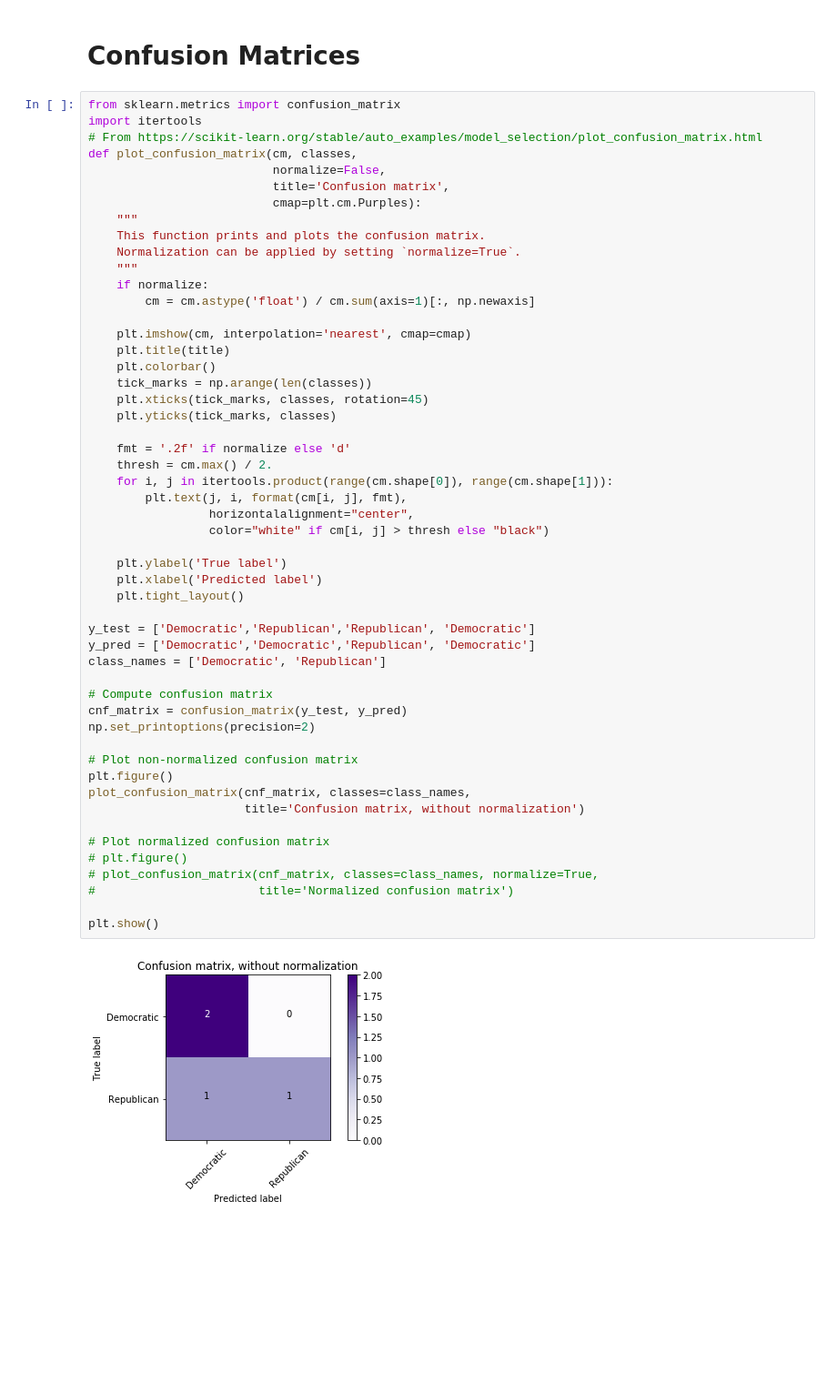
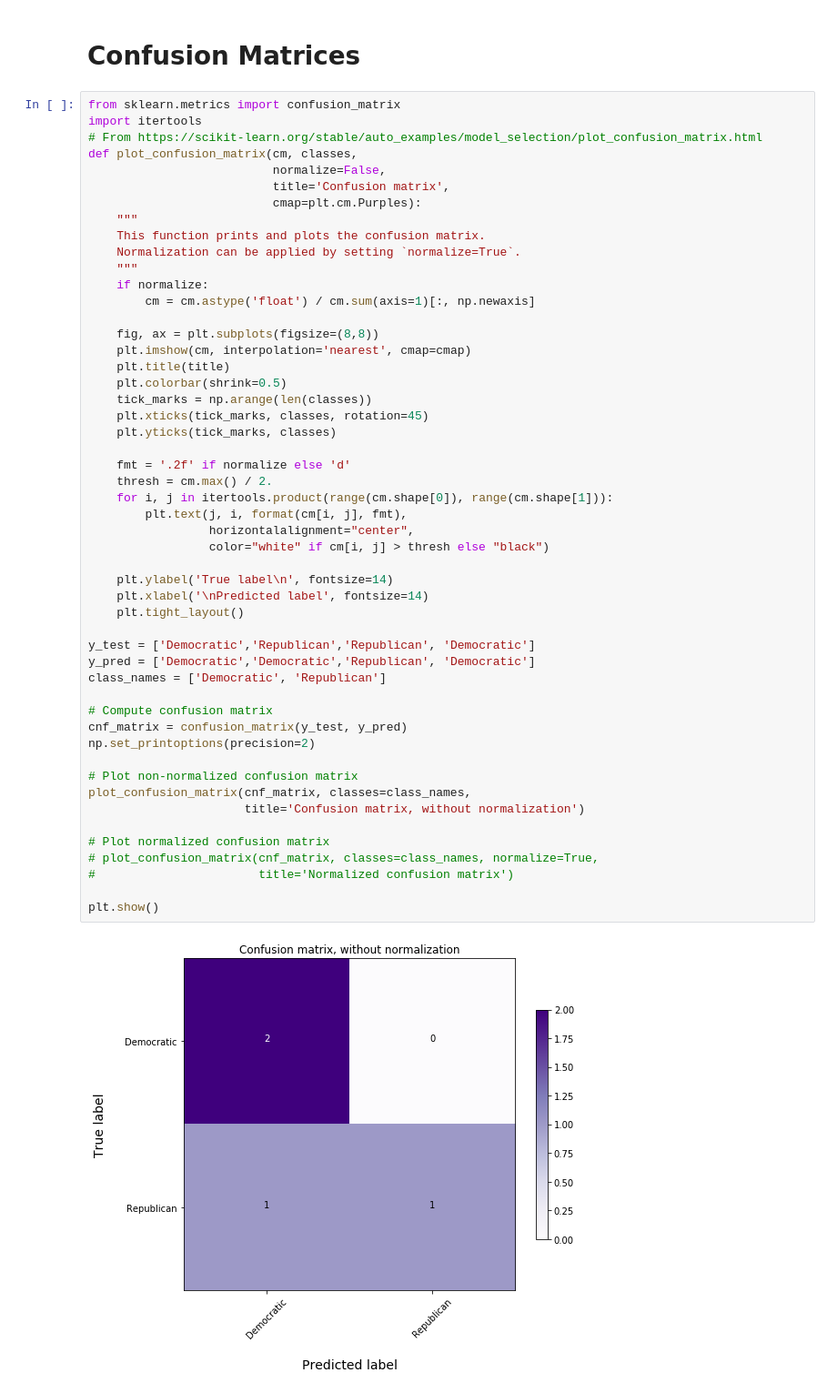
Before and after one commit to nkacirek1/msds621_election_decisons, a Jupyter notebook: visualization/create_viz.ipynb, the cells around one changed output. Shown at 91% size. Cells and saved outputs as stored; diff of their text form; blank space fills up the shorter version.

```diff
--- a/visualization/create_viz.ipynb
+++ b/visualization/create_viz.ipynb
@@ -311,42 +346,41 @@ def plot_confusion_matrix(cm, classes,
     if normalize:
         cm = cm.astype('float') / cm.sum(axis=1)[:, np.newaxis]
 
+    fig, ax = plt.subplots(figsize=(8,8))
     plt.imshow(cm, interpolation='nearest', cmap=cmap)
     plt.title(title)
-    plt.colorbar()
+    plt.colorbar(shrink=0.5)
     tick_marks = np.arange(len(classes))
     plt.xticks(tick_marks, classes, rotation=45)
     plt.yticks(tick_marks, classes)
 
     fmt = '.2f' if normalize else 'd'
     thresh = cm.max() / 2.
     for i, j in itertools.product(range(cm.shape[0]), range(cm.shape[1])):
         plt.text(j, i, format(cm[i, j], fmt),
                  horizontalalignment="center",
                  color="white" if cm[i, j] > thresh else "black")
 
-    plt.ylabel('True label')
-    plt.xlabel('Predicted label')
+    plt.ylabel('True label\n', fontsize=14)
+    plt.xlabel('\nPredicted label', fontsize=14)
     plt.tight_layout()
 
 y_test = ['Democratic','Republican','Republican', 'Democratic']
 y_pred = ['Democratic','Democratic','Republican', 'Democratic']
 class_names = ['Democratic', 'Republican']
 
 # Compute confusion matrix
 cnf_matrix = confusion_matrix(y_test, y_pred)
 np.set_printoptions(precision=2)
 
 # Plot non-normalized confusion matrix
-plt.figure()
 plot_confusion_matrix(cnf_matrix, classes=class_names,
                       title='Confusion matrix, without normalization')
 
 # Plot normalized confusion matrix
-# plt.figure()
 # plot_confusion_matrix(cnf_matrix, classes=class_names, normalize=True,
 #                       title='Normalized confusion matrix')
 
 plt.show()
 # %% [output]
-[figure, old version]
+[figure, new version]
```
Also changed, not shown: parts of 5 cells of this notebook, 5 other files.
